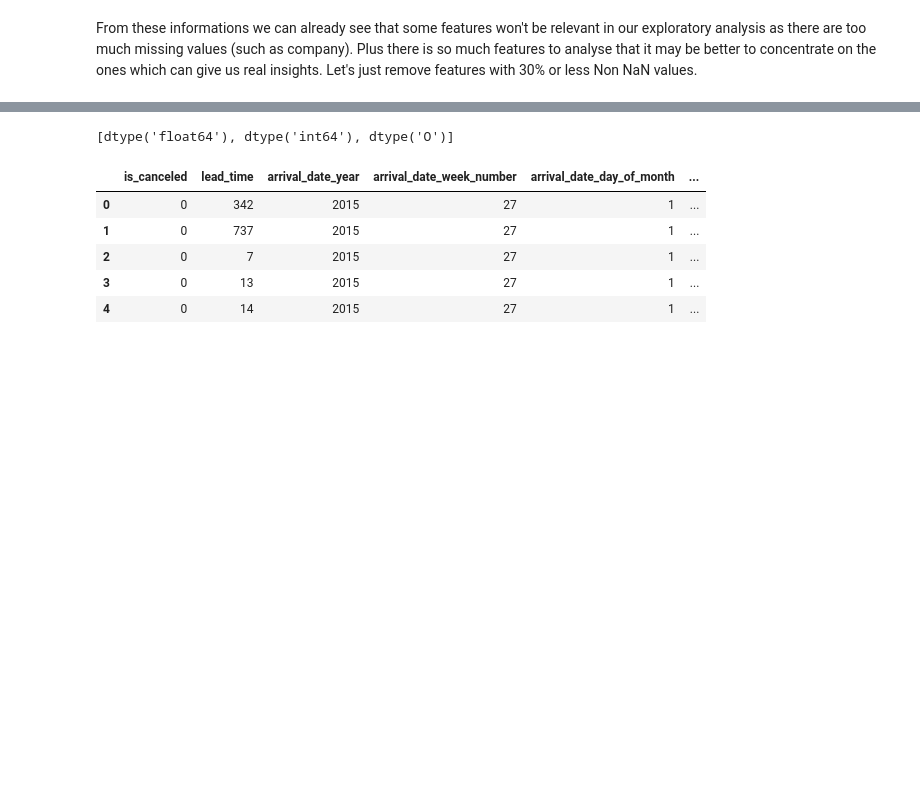
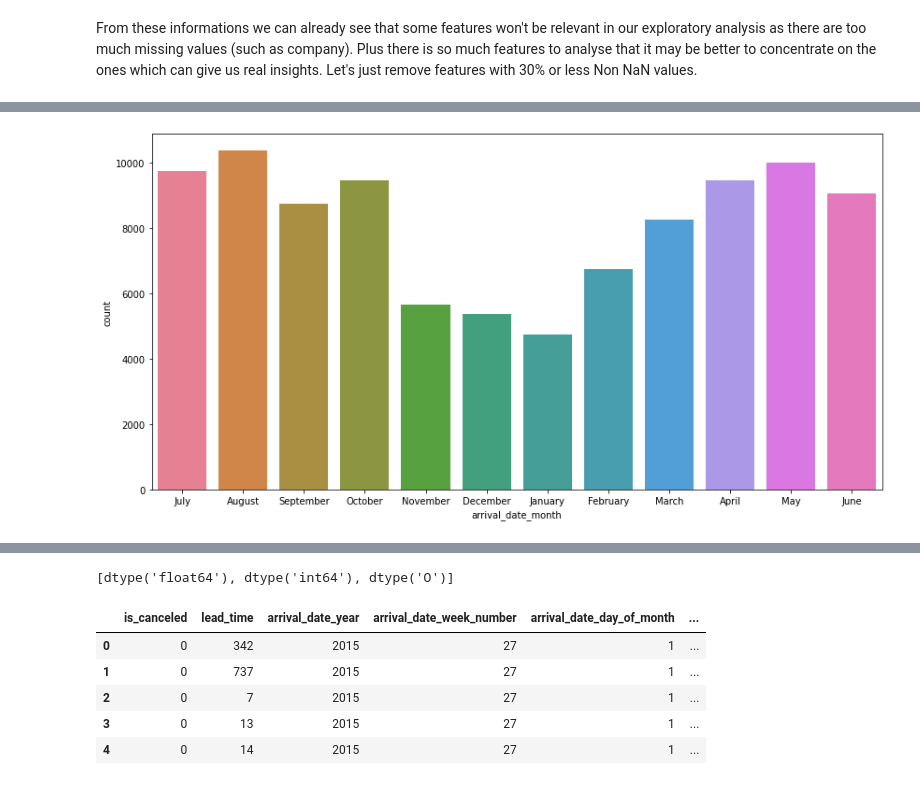
Before and after one commit to UserDs/Hotel-Booking-Analysis, a Jupyter notebook: Hotel_Booking_Analysis.ipynb, the cells around one changed output, grey strips where cells are left out. Saved outputs shown, nothing was run; the diff lists cells and outputs as text; code cells hidden in the pictures; blank space fills up the shorter version.

```diff
--- a/Hotel_Booking_Analysis.ipynb
+++ b/Hotel_Booking_Analysis.ipynb
@@ -126,0 +368,9 @@ Now lets take a look at how the housing price is distributed
+# %%
+# Month
+plt.figure(figsize=(14,7))
+sns.countplot(df['arrival_date_month'], palette='husl')
+plt.show()
+
+# Highest bookings occured in months like "July" and "August" and in it comparatively low in "November", "December" and "January". Then it start increasing January onwards.
+# %% [output]
+[figure, added]
```
Also changed, not shown: parts of 53 cells of this notebook.
